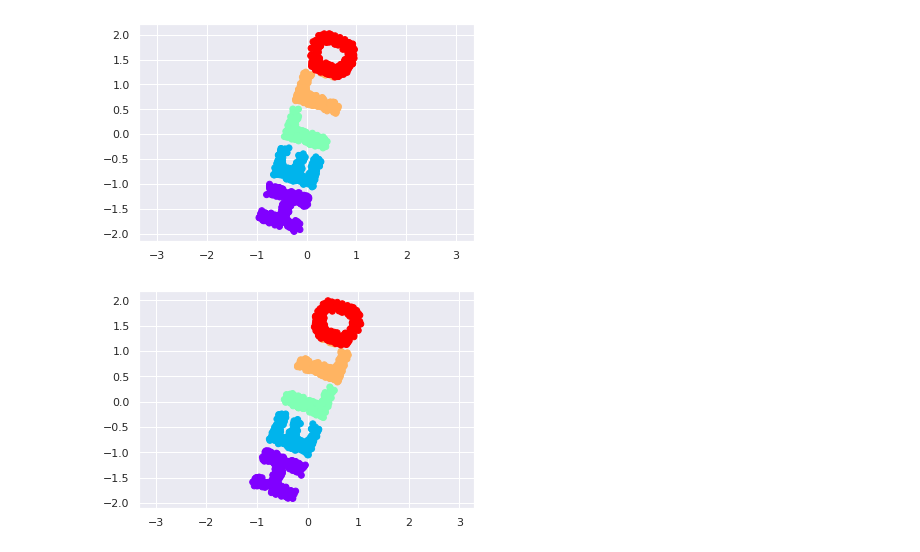
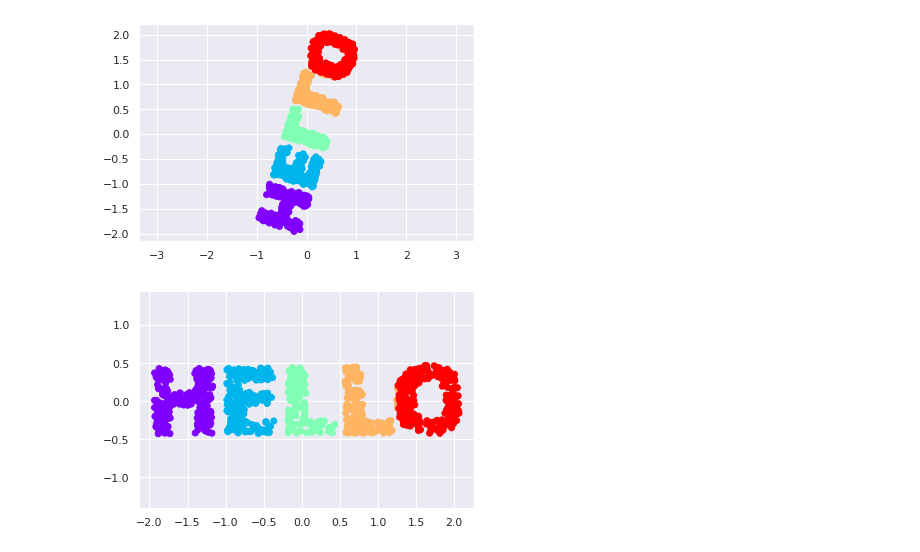
Before and after one commit to kittimaxz/multivariate, a Jupyter notebook: Chapter_4_MDS.ipynb, the cells around one changed output. Drawn from its saved outputs; the diff is of its cells as text; code cells hidden in the pictures.

```diff
--- a/Chapter_4_MDS.ipynb
+++ b/Chapter_4_MDS.ipynb
@@ -265,10 +297,12 @@ plt.axis('equal');
 [figure]
 # %%
 from sklearn.decomposition import  PCA
-# %%
-model=MDS(n_components=2)
-out=model.fit_transform(X2)
-plt.scatter(out[:, 0], out[:, 1], **colorize)
-plt.axis('equal');
-# %% [output]
-[figure, removed]
+# %%
+model=PCA(n_components=2)
+out=model.fit_transform(X2)
+plt.scatter(out[:, 0], out[:, 1], **colorize)
+plt.axis('equal');
+### PCA มีการหมุนกลับเป็นตามรูปด้านล่างนี้ เนื่องจากว่า PCA นั้นหา eigen ที่มีการกระจายมากที่สุด มีความแปรปรวนมากที่สุด ซึงจะหมุนไปอย่างไร PCA ก็จะกลับมาหมุนแบบเดิม
+### โดยจะกลับส่วนที่มีการกระจายมากที่สุดกลับมาแกน X เหมือนเดิม
+# %% [output]
+[figure, added]
```
Also changed, not shown: parts of 27 cells of this notebook.
